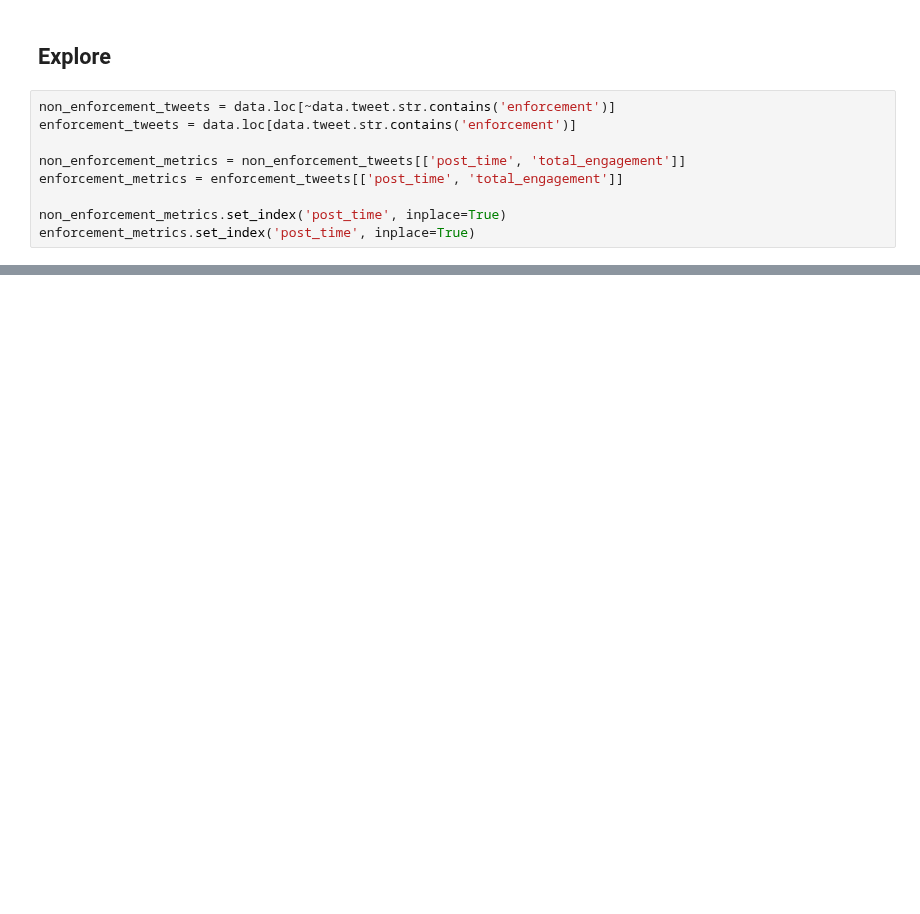
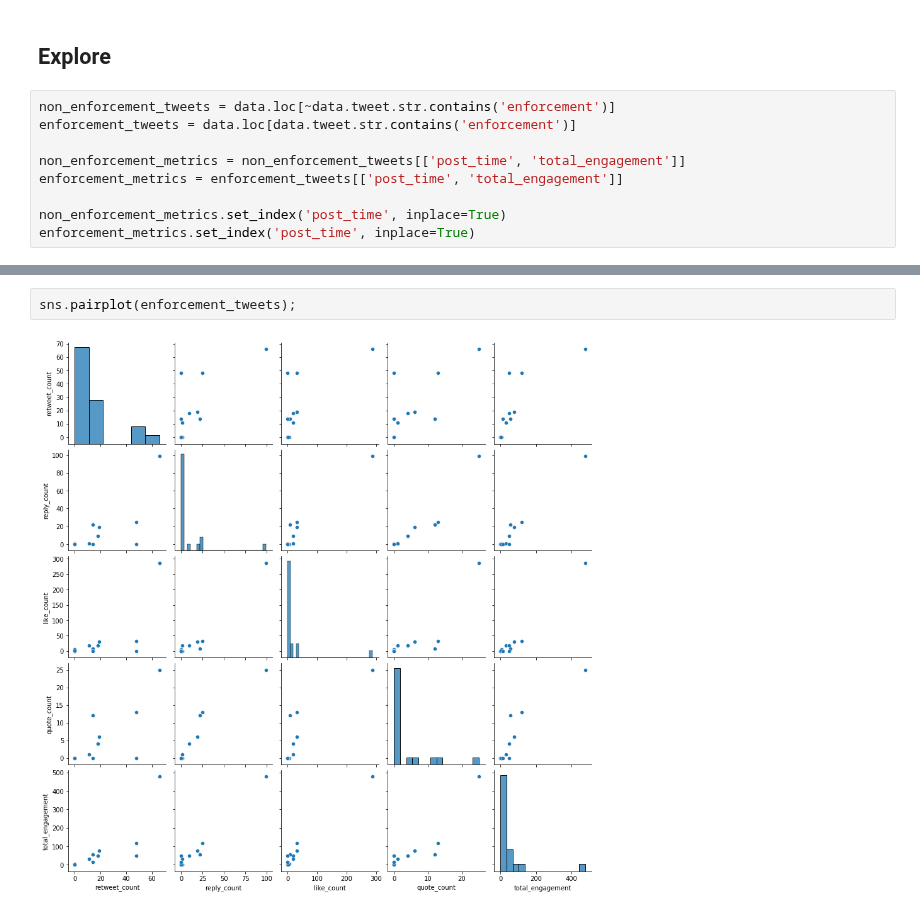
Before and after one commit to Promeos/LADOT-COVID19-enforcement, a Jupyter notebook: MVP-Tweets.ipynb, the cells around one changed output, grey strips where cells are left out. Drawn from its saved outputs; the diff is of its cells as text; blank space fills up the shorter version.

```diff
--- a/MVP-Tweets.ipynb
+++ b/MVP-Tweets.ipynb
@@ -98,3 +194,7 @@ enforcement_metrics.set_index('post_time', inplace=True)
+# %%
+sns.pairplot(enforcement_tweets);
+# %% [output]
+[figure, added]
 # %%
 sns.set_context('talk')
 
```
Also changed, not shown: parts of 17 cells of this notebook.
